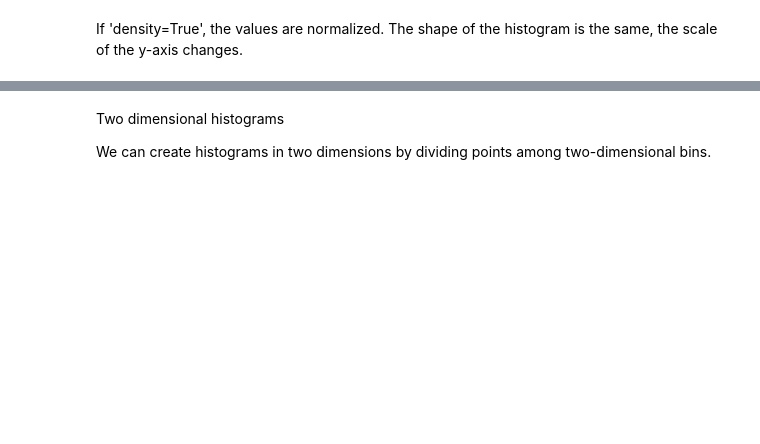
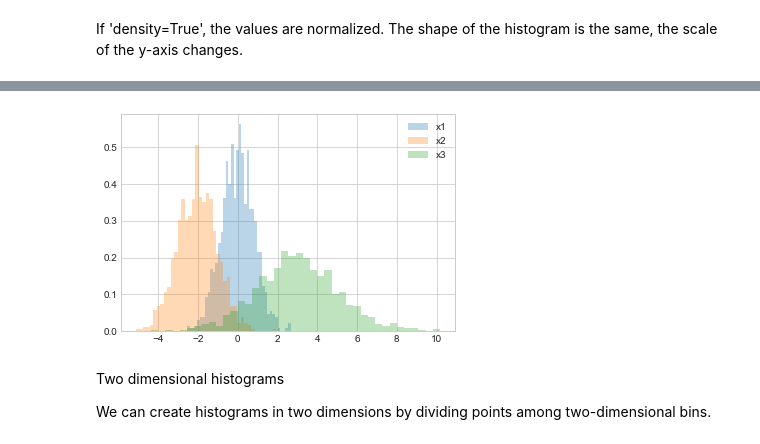
Before and after one commit to Goliath-Research/Introduction-to-Data-Science, a Jupyter notebook: 05-Introduction to Data Visualization/02-Introduction to Matplotlib.ipynb, the cells around one changed output, grey strips where cells are left out. Saved outputs shown, nothing was run; the diff lists cells and outputs as text; code cells hidden in the pictures; blank space fills up the shorter version.

```diff
--- a/05-Introduction to Data Visualization/02-Introduction to Matplotlib.ipynb
+++ b/05-Introduction to Data Visualization/02-Introduction to Matplotlib.ipynb
@@ -200,3 +202,12 @@ plt.hist(x3, **kwargs);
+# %%
+# Including a legend
+kwargs = dict(alpha=0.3, density=True, bins=40)
+plt.hist(x1, **kwargs, label='x1')
+plt.hist(x2, **kwargs, label='x2')
+plt.hist(x3, **kwargs, label='x3')
+plt.legend();
+# %% [output]
+[figure, added]
 # %% [markdown]
 Two dimensional histograms
 
```
Also changed, not shown: parts of 19 cells of this notebook, 3 other files.
